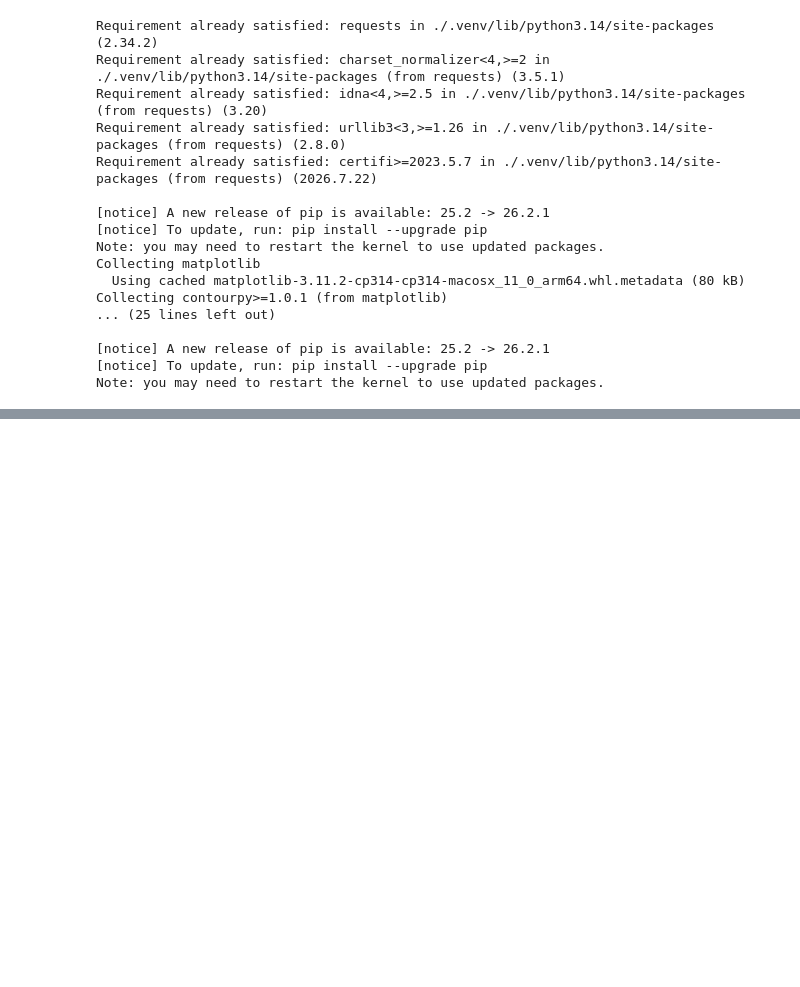
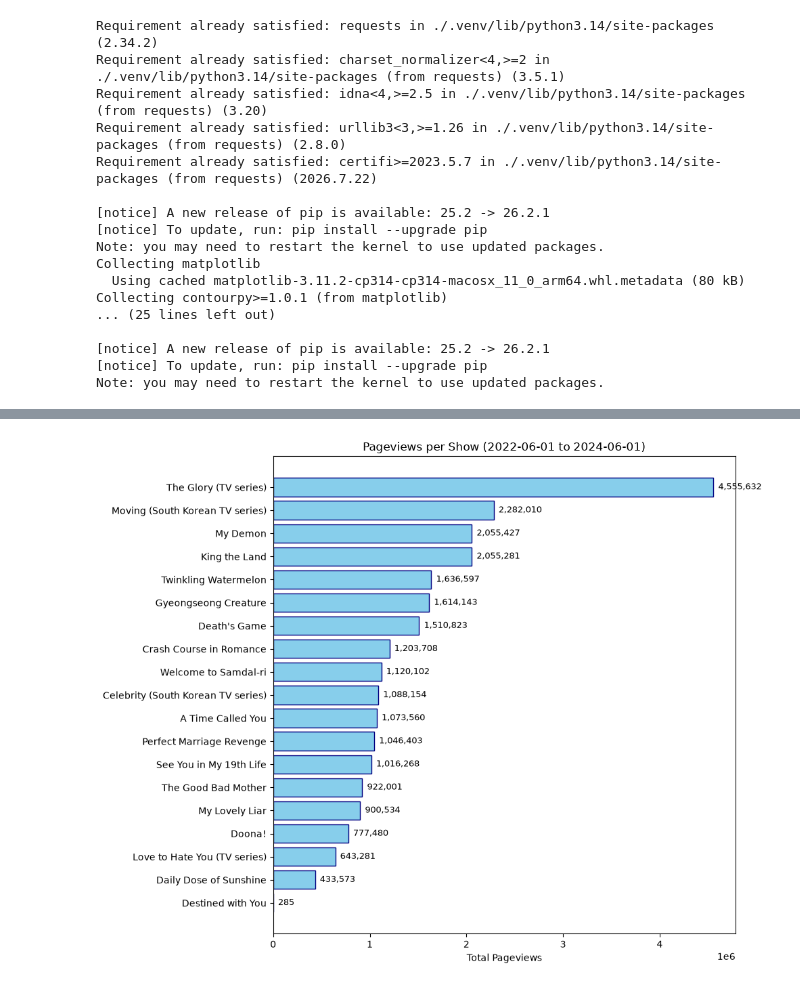
Before and after one commit to krazikoala/cs315-week3-tasks, a Jupyter notebook: Part4.ipynb, the cells around one changed output, grey strips where cells are left out. Cells and saved outputs as stored; diff of their text form; code cells hidden in the pictures; blank space fills up the shorter version.

```diff
--- a/Part4.ipynb
+++ b/Part4.ipynb
@@ -65,0 +68,33 @@ print(wiki_titles)
+# %%
+headers = {"User-Agent": "kdrama project (your_email@school.edu)"}
+all_data=[]
+for title in wiki_titles:
+    page = title.replace(" ", "_")
+    url = "https://wikimedia.org/api/rest_v1/metrics/pageviews/per-article/en.wikipedia/all-access/user/" + page + "/daily/20220601/20240601"
+    response = requests.get(url, headers=headers)
+    if response.status_code == 200:
+        items = response.json()["items"]
+        data = pd.DataFrame(items)
+        data["date"] = pd.to_datetime(data["timestamp"].str[:8])
+        data["title"] = title
+        all_data.append(data)
+    else:
+        print("didn't work for", title)
+    time.sleep(1)
+views = pd.concat(all_data, ignore_index=True)
+views.to_csv("kdrama_pageviews.csv", index=False)
+# %%
+#graph 1: total pageviews
+totals = views.groupby("title")["views"].sum()
+totals = totals.sort_values()
+
+plt.figure(figsize=(10, 8))
+plt.barh(totals.index, totals.values, color="skyblue", edgecolor="navy")
+for i in range(len(totals)):
+    plt.text(totals.values[i] + 50000, i, f"{totals.values[i]:,}", va="center", fontsize=9)
+plt.xlabel("Total Pageviews")
+plt.title("Pageviews per Show (2022-06-01 to 2024-06-01)")
+plt.tight_layout()
+plt.show()
+# %% [output]
+[figure, added]
```
Also changed, not shown: parts of 2 cells of this notebook, 1 other file.
